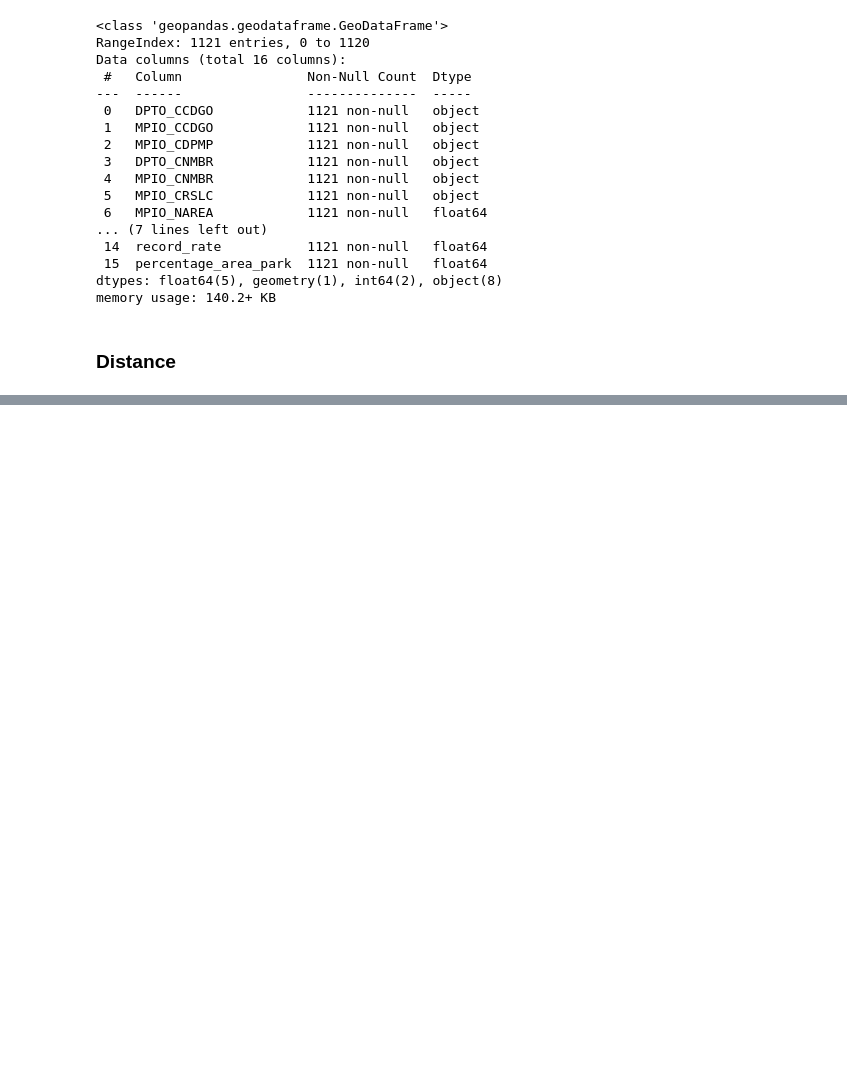
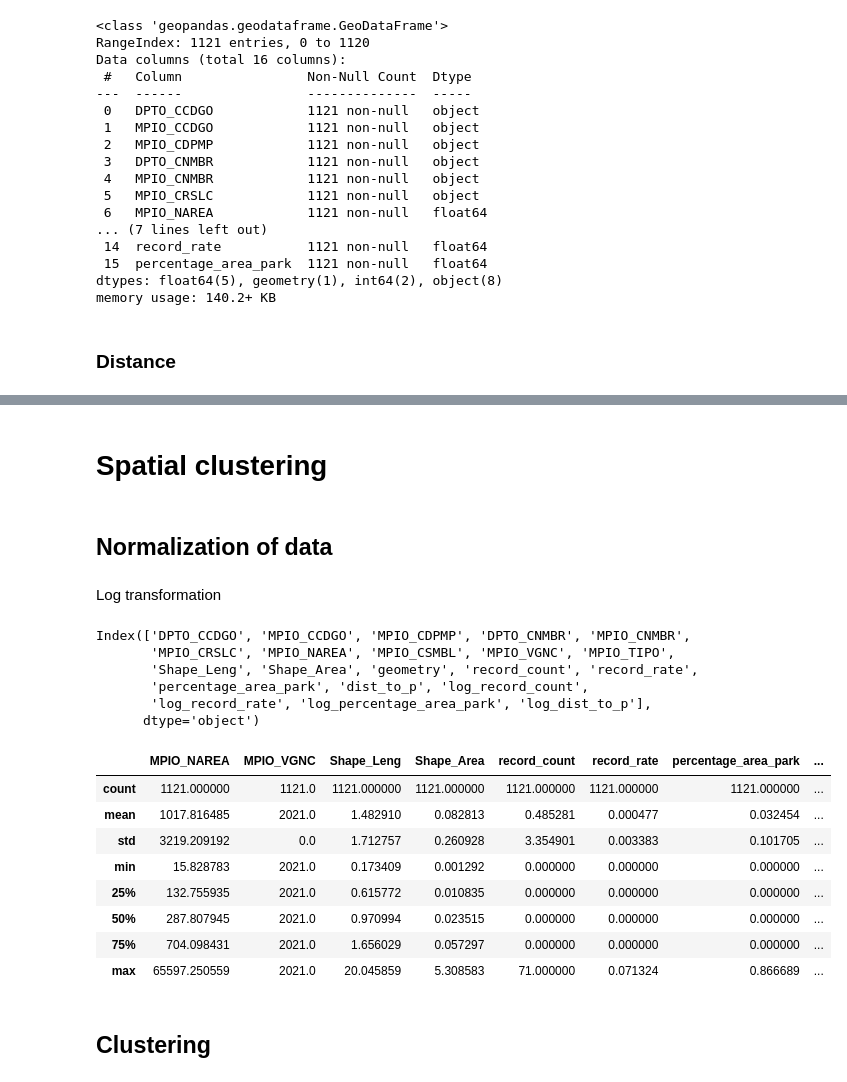
Before and after one commit to rpoandres/SE_Assessment, a Jupyter notebook: Main.ipynb, the cells around one changed output, grey strips where cells are left out. Cells and saved outputs as stored; diff of their text form; code cells hidden in the pictures; blank space fills up the shorter version.

Commit message:
Log transformation

```diff
--- a/Main.ipynb
+++ b/Main.ipynb
@@ -533,2 +557,41 @@ geo_park.centroid.plot(ax=ax)
+# %% [markdown]
+# Spatial clustering
+# %% [markdown]
+## Normalization of data
+# %% [markdown]
+Log transformation
+# %%
+# Columns
+geo_mun.columns
+# %% [output]
+Index(['DPTO_CCDGO', 'MPIO_CCDGO', 'MPIO_CDPMP', 'DPTO_CNMBR', 'MPIO_CNMBR',
+       'MPIO_CRSLC', 'MPIO_NAREA', 'MPIO_CSMBL', 'MPIO_VGNC', 'MPIO_TIPO',
+       'Shape_Leng', 'Shape_Area', 'geometry', 'record_count', 'record_rate',
+       'percentage_area_park', 'dist_to_p', 'log_record_count',
+       'log_record_rate', 'log_percentage_area_park', 'log_dist_to_p'],
+      dtype='object')
+# %%
+# Columns to transform
+cols_to_log = list(geo_mun.columns)[-4:]
+# %%
+# Log tranformation
+log_x_vars = []
+for x in cols_to_log:
+    geo_mun[f"log_{x}"] = np.log(geo_mun[x]+1)
+    log_x_vars.append(f"log_{x}")
+# %%
+geo_mun.describe()
+# %% [output]
+|  | MPIO_NAREA | MPIO_VGNC | Shape_Leng | Shape_Area | record_count | record_rate | percentage_area_park | ... |
+| count | 1121.000000 | 1121.0 | 1121.000000 | 1121.000000 | 1121.000000 | 1121.000000 | 1121.000000 | ... |
+| mean | 1017.816485 | 2021.0 | 1.482910 | 0.082813 | 0.485281 | 0.000477 | 0.032454 | ... |
+| std | 3219.209192 | 0.0 | 1.712757 | 0.260928 | 3.354901 | 0.003383 | 0.101705 | ... |
+| min | 15.828783 | 2021.0 | 0.173409 | 0.001292 | 0.000000 | 0.000000 | 0.000000 | ... |
+| 25% | 132.755935 | 2021.0 | 0.615772 | 0.010835 | 0.000000 | 0.000000 | 0.000000 | ... |
+| 50% | 287.807945 | 2021.0 | 0.970994 | 0.023515 | 0.000000 | 0.000000 | 0.000000 | ... |
+| 75% | 704.098431 | 2021.0 | 1.656029 | 0.057297 | 0.000000 | 0.000000 | 0.000000 | ... |
+| max | 65597.250559 | 2021.0 | 20.045859 | 5.308583 | 71.000000 | 0.071324 | 0.866689 | ... |
+# %% [markdown]
+## Clustering
 # %%
 print('Complete run time: ' + str((timeit.default_timer() - start_time)/60)+' minutes.')
```
Also changed, not shown: parts of 14 cells of this notebook.
